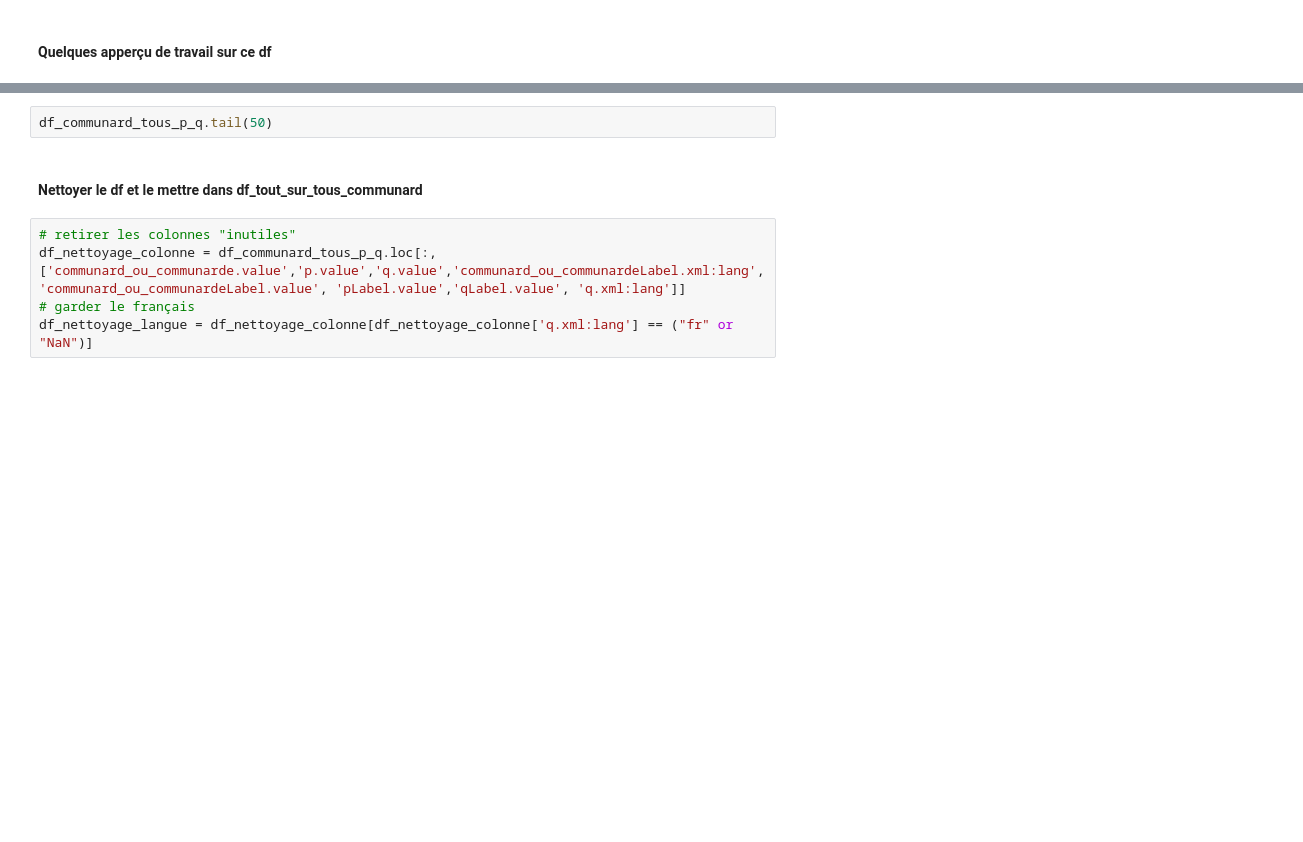
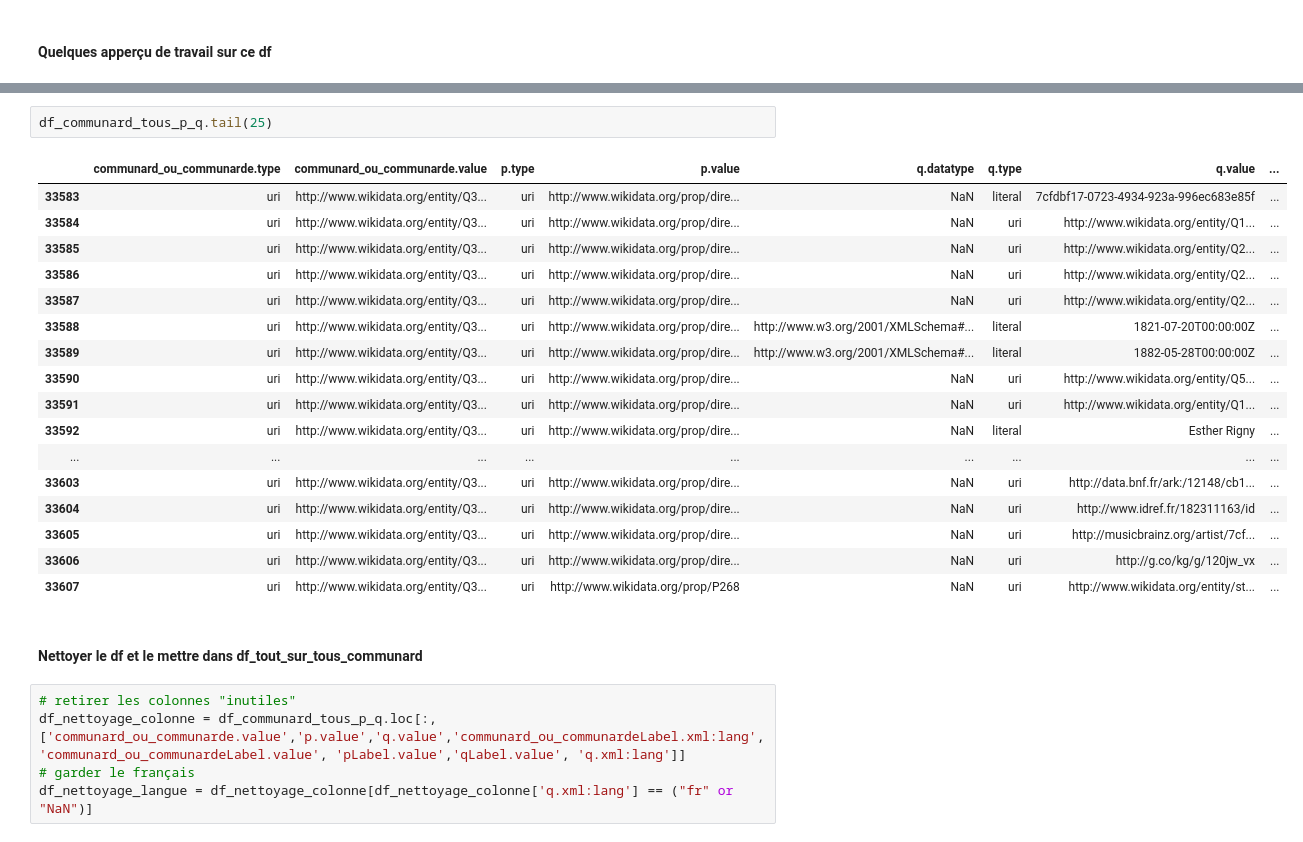
Before and after one commit to silanoc/commune_dans_wikidata, a Jupyter notebook: Commune_dans_wikidata.ipynb, the cells around one changed output, grey strips where cells are left out. Drawn from its saved outputs; the diff is of its cells as text; blank space fills up the shorter version.

```diff
--- a/Commune_dans_wikidata.ipynb
+++ b/Commune_dans_wikidata.ipynb
@@ -279,5 +345,23 @@ df_communard_tous_p_q.columns
 # %%
-df_communard_tous_p_q.tail(50)
+df_communard_tous_p_q.tail(25)
+# %% [output]
+|  | communard_ou_communarde.type | communard_ou_communarde.value | p.type | p.value | q.datatype | q.type | q.value | ... |
+| 33583 | uri | http://www.wikidata.org/entity/Q3... | uri | http://www.wikidata.org/prop/dire... | NaN | literal | 7cfdbf17-0723-4934-923a-996ec683e85f | ... |
+| 33584 | uri | http://www.wikidata.org/entity/Q3... | uri | http://www.wikidata.org/prop/dire... | NaN | uri | http://www.wikidata.org/entity/Q1... | ... |
+| 33585 | uri | http://www.wikidata.org/entity/Q3... | uri | http://www.wikidata.org/prop/dire... | NaN | uri | http://www.wikidata.org/entity/Q2... | ... |
+| 33586 | uri | http://www.wikidata.org/entity/Q3... | uri | http://www.wikidata.org/prop/dire... | NaN | uri | http://www.wikidata.org/entity/Q2... | ... |
+| 33587 | uri | http://www.wikidata.org/entity/Q3... | uri | http://www.wikidata.org/prop/dire... | NaN | uri | http://www.wikidata.org/entity/Q2... | ... |
+| 33588 | uri | http://www.wikidata.org/entity/Q3... | uri | http://www.wikidata.org/prop/dire... | http://www.w3.org/2001/XMLSchema#... | literal | 1821-07-20T00:00:00Z | ... |
+| 33589 | uri | http://www.wikidata.org/entity/Q3... | uri | http://www.wikidata.org/prop/dire... | http://www.w3.org/2001/XMLSchema#... | literal | 1882-05-28T00:00:00Z | ... |
+| 33590 | uri | http://www.wikidata.org/entity/Q3... | uri | http://www.wikidata.org/prop/dire... | NaN | uri | http://www.wikidata.org/entity/Q5... | ... |
+| 33591 | uri | http://www.wikidata.org/entity/Q3... | uri | http://www.wikidata.org/prop/dire... | NaN | uri | http://www.wikidata.org/entity/Q1... | ... |
+| 33592 | uri | http://www.wikidata.org/entity/Q3... | uri | http://www.wikidata.org/prop/dire... | NaN | literal | Esther Rigny | ... |
+| ... | ... | ... | ... | ... | ... | ... | ... | ... |
+| 33603 | uri | http://www.wikidata.org/entity/Q3... | uri | http://www.wikidata.org/prop/dire... | NaN | uri | http://data.bnf.fr/ark:/12148/cb1... | ... |
+| 33604 | uri | http://www.wikidata.org/entity/Q3... | uri | http://www.wikidata.org/prop/dire... | NaN | uri | http://www.idref.fr/182311163/id | ... |
+| 33605 | uri | http://www.wikidata.org/entity/Q3... | uri | http://www.wikidata.org/prop/dire... | NaN | uri | http://musicbrainz.org/artist/7cf... | ... |
+| 33606 | uri | http://www.wikidata.org/entity/Q3... | uri | http://www.wikidata.org/prop/dire... | NaN | uri | http://g.co/kg/g/120jw_vx | ... |
+| 33607 | uri | http://www.wikidata.org/entity/Q3... | uri | http://www.wikidata.org/prop/P268 | NaN | uri | http://www.wikidata.org/entity/st... | ... |
 # %% [markdown]
 #### Nettoyer le df et le mettre dans df_tout_sur_tous_communard
 # %%
```
Also changed, not shown: parts of 126 cells of this notebook.
